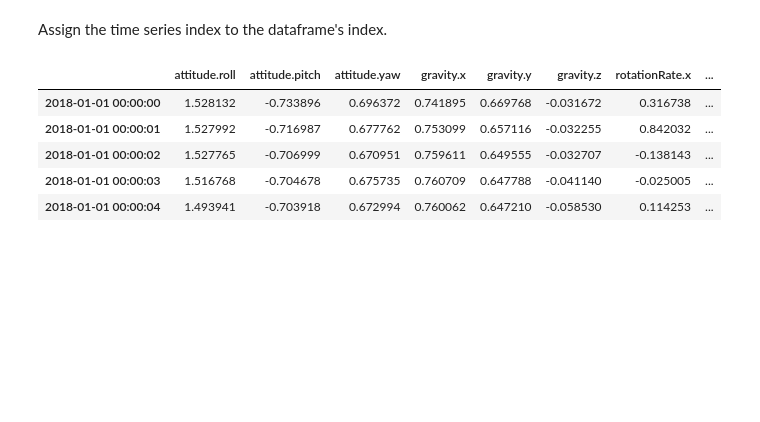
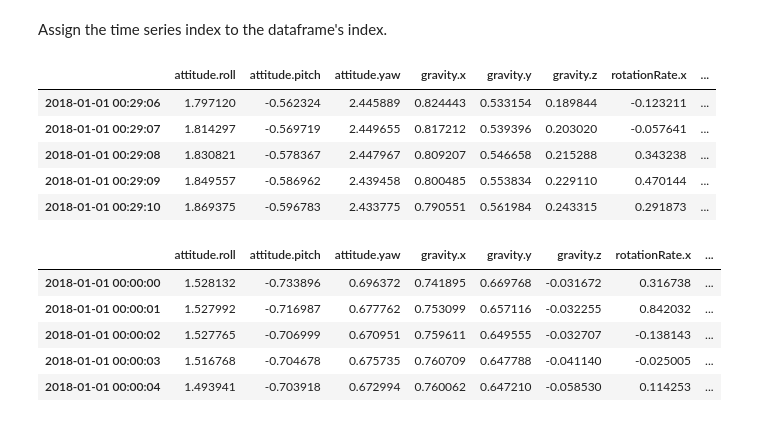
Before and after one commit to alejandrofrank/datamad0119, a Jupyter notebook: module-2/lab-time-series/your-code/main.ipynb, the cells around one changed output. Cells and saved outputs as stored; diff of their text form; code cells hidden in the pictures; blank space fills up the shorter version.

```diff
--- a/module-2/lab-time-series/your-code/main.ipynb
+++ b/module-2/lab-time-series/your-code/main.ipynb
@@ -66,6 +66,18 @@ DatetimeIndex(['2018-01-01 00:00:00', '2018-01-01 00:00:01',
               dtype='datetime64[ns]', length=1751, freq=None)
 # %% [markdown]
 Assign the time series index to the dataframe's index.
+# %%
+sensor2 = sensor.copy()
+# %%
+sensor2.index = pd.date_range(start='1/1/2018 00:00:00', periods=1751, freq='S')
+sensor2.tail()
+# %% [output]
+|  | attitude.roll | attitude.pitch | attitude.yaw | gravity.x | gravity.y | gravity.z | rotationRate.x | ... |
+| 2018-01-01 00:29:06 | 1.797120 | -0.562324 | 2.445889 | 0.824443 | 0.533154 | 0.189844 | -0.123211 | ... |
+| 2018-01-01 00:29:07 | 1.814297 | -0.569719 | 2.449655 | 0.817212 | 0.539396 | 0.203020 | -0.057641 | ... |
+| 2018-01-01 00:29:08 | 1.830821 | -0.578367 | 2.447967 | 0.809207 | 0.546658 | 0.215288 | 0.343238 | ... |
+| 2018-01-01 00:29:09 | 1.849557 | -0.586962 | 2.439458 | 0.800485 | 0.553834 | 0.229110 | 0.470144 | ... |
+| 2018-01-01 00:29:10 | 1.869375 | -0.596783 | 2.433775 | 0.790551 | 0.561984 | 0.243315 | 0.291873 | ... |
 # %%
 # Your code here:
 sensor.index = pd.date_range(start='1/1/2018 00:00:00', end='1/1/2018 00:29:10', periods=1751, freq='infer')
```
Also changed, not shown: parts of 12 cells of this notebook.
